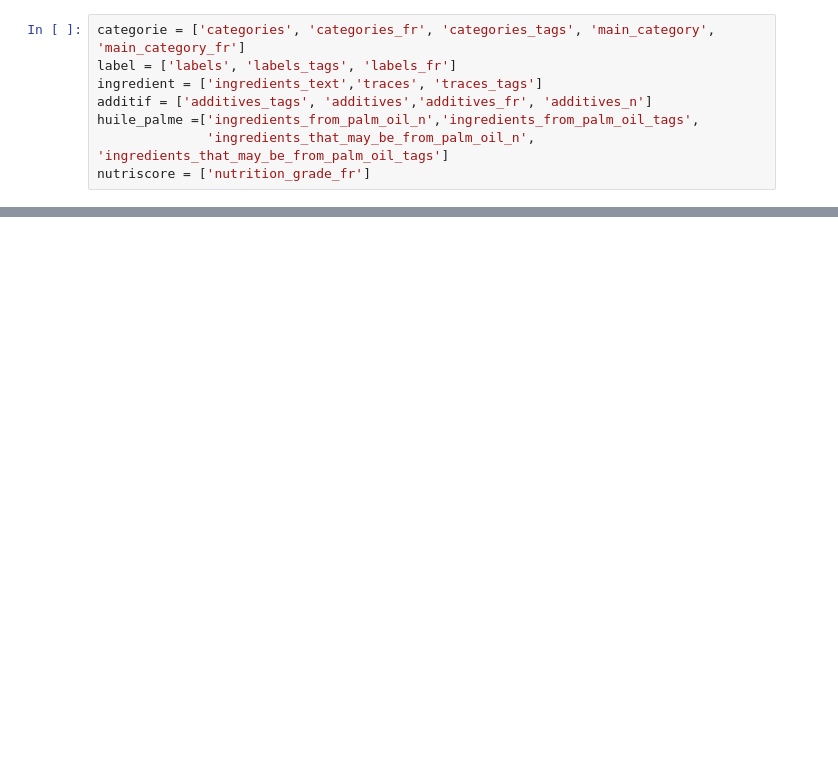
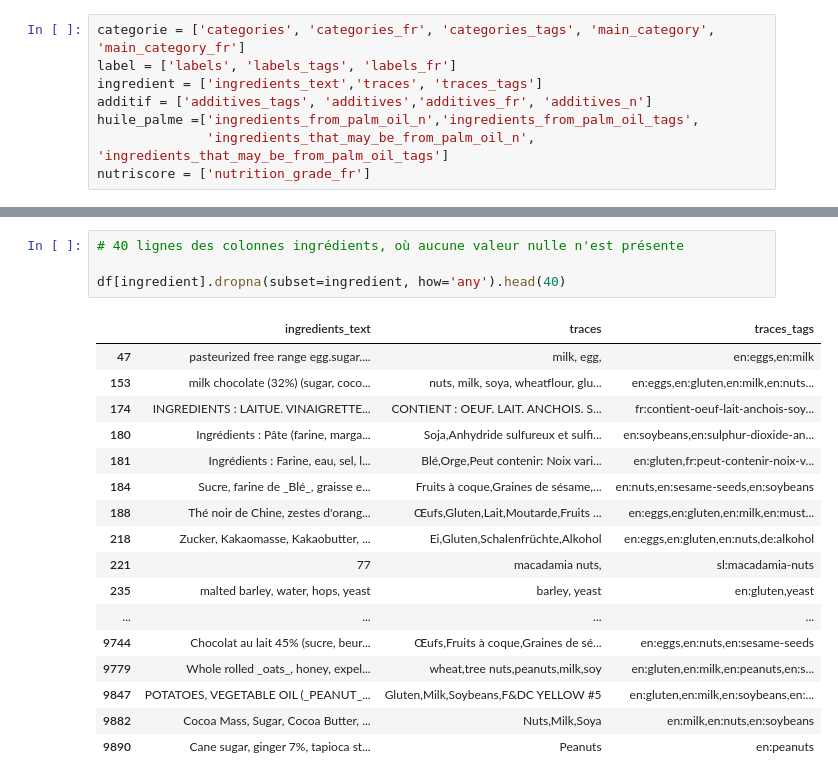
Before and after one commit to Nacim-B/Sante_Publique_France, a Jupyter notebook: Sante_Publique.ipynb, the cells around one changed output, grey strips where cells are left out. Drawn from its saved outputs; the diff is of its cells as text; blank space fills up the shorter version.

```diff
--- a/Sante_Publique.ipynb
+++ b/Sante_Publique.ipynb
@@ -87,0 +160,22 @@ False
+# %%
+# 40 lignes des colonnes ingrédients, où aucune valeur nulle n'est présente
+
+df[ingredient].dropna(subset=ingredient, how='any').head(40)
+# %% [output]
+|  | ingredients_text | traces | traces_tags |
+| 47 | pasteurized free range egg.sugar.... | milk, egg, | en:eggs,en:milk |
+| 153 | milk chocolate (32%) (sugar, coco... | nuts, milk, soya, wheatflour, glu... | en:eggs,en:gluten,en:milk,en:nuts... |
+| 174 | INGREDIENTS : LAITUE. VINAIGRETTE... | CONTIENT : OEUF. LAIT. ANCHOIS. S... | fr:contient-oeuf-lait-anchois-soy... |
+| 180 | Ingrédients : Pâte (farine, marga... | Soja,Anhydride sulfureux et sulfi... | en:soybeans,en:sulphur-dioxide-an... |
+| 181 | Ingrédients : Farine, eau, sel, l... | Blé,Orge,Peut contenir: Noix vari... | en:gluten,fr:peut-contenir-noix-v... |
+| 184 | Sucre, farine de _Blé_, graisse e... | Fruits à coque,Graines de sésame,... | en:nuts,en:sesame-seeds,en:soybeans |
+| 188 | Thé noir de Chine, zestes d'orang... | Œufs,Gluten,Lait,Moutarde,Fruits ... | en:eggs,en:gluten,en:milk,en:must... |
+| 218 | Zucker, Kakaomasse, Kakaobutter, ... | Ei,Gluten,Schalenfrüchte,Alkohol | en:eggs,en:gluten,en:nuts,de:alkohol |
+| 221 | 77 | macadamia nuts, | sl:macadamia-nuts |
+| 235 | malted barley, water, hops, yeast | barley, yeast | en:gluten,yeast |
+| ... | ... | ... | ... |
+| 9744 | Chocolat au lait 45% (sucre, beur... | Œufs,Fruits à coque,Graines de sé... | en:eggs,en:nuts,en:sesame-seeds |
+| 9779 | Whole rolled _oats_, honey, expel... | wheat,tree nuts,peanuts,milk,soy | en:gluten,en:milk,en:peanuts,en:s... |
+| 9847 | POTATOES, VEGETABLE OIL (_PEANUT_... | Gluten,Milk,Soybeans,F&DC YELLOW #5 | en:gluten,en:milk,en:soybeans,en:... |
+| 9882 | Cocoa Mass, Sugar, Cocoa Butter, ... | Nuts,Milk,Soya | en:milk,en:nuts,en:soybeans |
+| 9890 | Cane sugar, ginger 7%, tapioca st... | Peanuts | en:peanuts |
```
Also changed, not shown: parts of 19 cells of this notebook.
